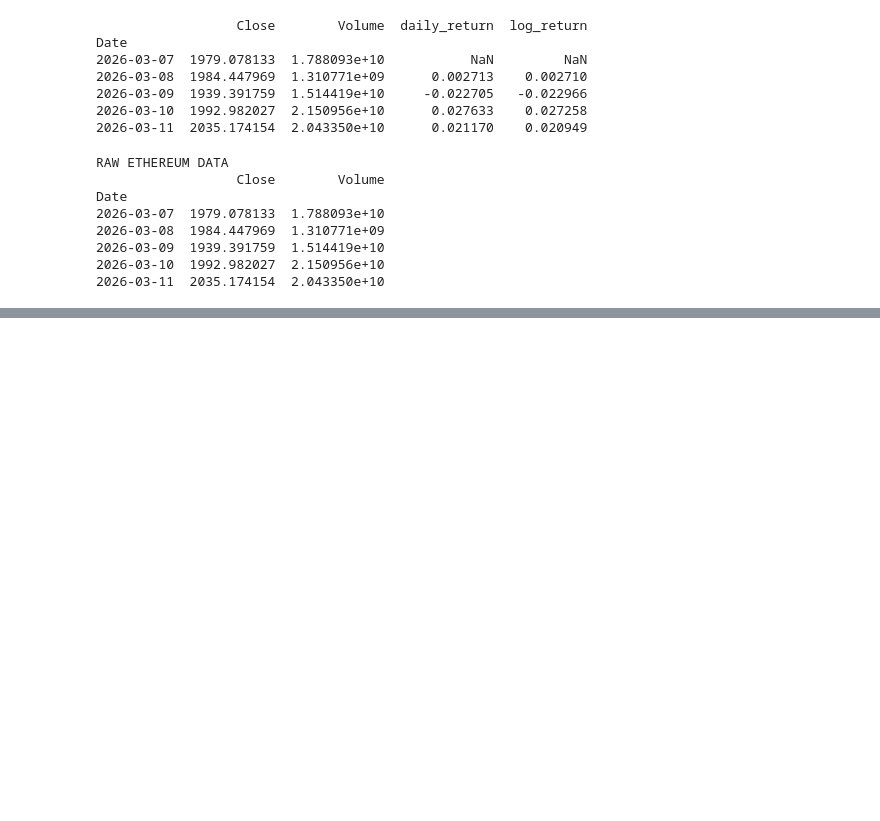
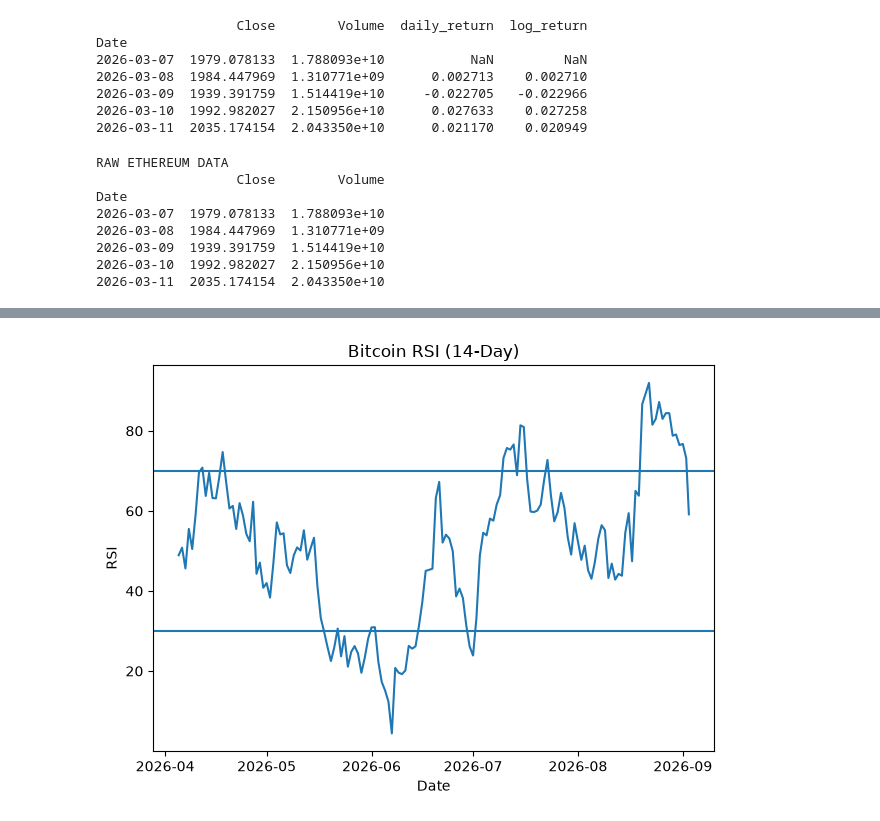
Before and after one commit to AARodgers/coding_notes, a Jupyter notebook: crypto_class/Week5_Homework.ipynb, the cells around one changed output, grey strips where cells are left out. Saved outputs shown, nothing was run; the diff lists cells and outputs as text; code cells hidden in the pictures; blank space fills up the shorter version.

```diff
--- a/crypto_class/Week5_Homework.ipynb
+++ b/crypto_class/Week5_Homework.ipynb
@@ -498,0 +749,44 @@ df["daily_return"] = df["Close"].pct_change()
+# %%
+# VISUALIZE RSI
+
+# Create a new chart.
+plt.figure()
+
+
+# Plot the RSI values.
+plt.plot(
+    df.index,
+    df["rsi_14"]
+)
+
+
+# axhline() creates a horizontal line.
+#
+# We create a line at RSI = 70.
+plt.axhline(70)
+
+
+# Create another horizontal line at RSI = 30.
+plt.axhline(30)
+
+
+# Add a title.
+plt.title("Bitcoin RSI (14-Day)")
+
+
+# Label the X-axis.
+plt.xlabel("Date")
+
+
+# Label the Y-axis.
+plt.ylabel("RSI")
+
+
+# Adjust spacing.
+plt.tight_layout()
+
+
+# Display the chart.
+plt.show()
+# %% [output]
+[figure, added]
```
Also changed, not shown: parts of 7 cells of this notebook.
